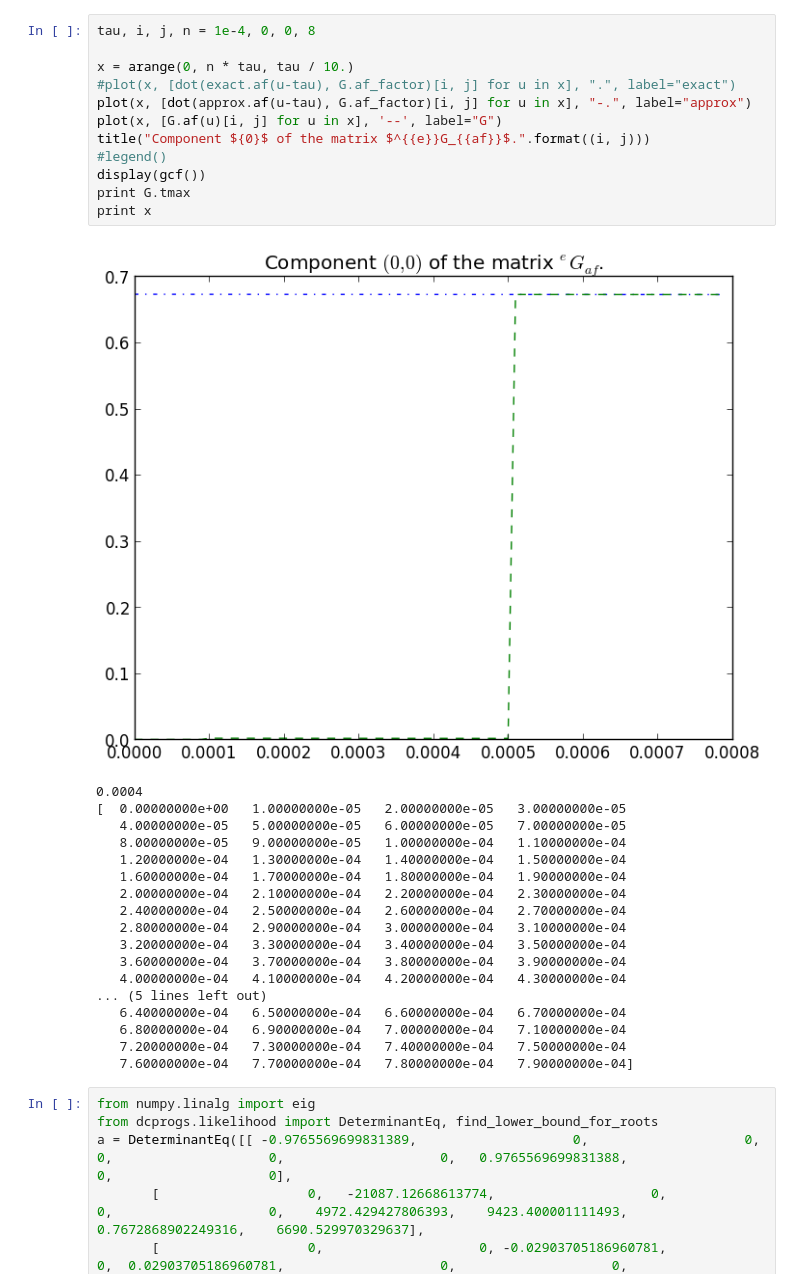
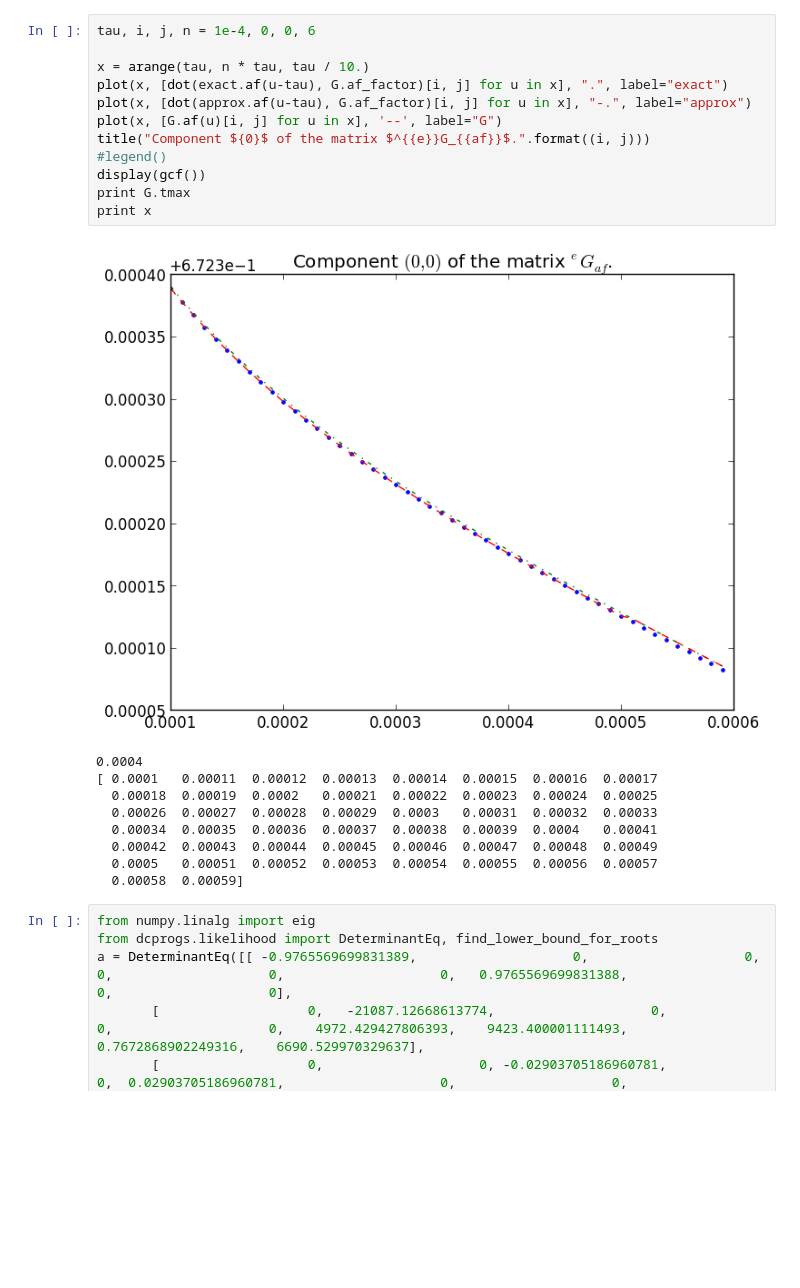
Before and after one commit to DCPROGS/HJCFIT, a Jupyter notebook: exploration/MissedEvents.ipynb, the cells around one changed output. Saved outputs shown, nothing was run; the diff lists cells and outputs as text; blank space fills up the shorter version.

```diff
--- a/exploration/MissedEvents.ipynb
+++ b/exploration/MissedEvents.ipynb
@@ -66,34 +71,25 @@ display(gcf())
 # %%
-tau, i, j, n = 1e-4, 0, 0, 8
+tau, i, j, n = 1e-4, 0, 0, 6
 
-x = arange(0, n * tau, tau / 10.)
-#plot(x, [dot(exact.af(u-tau), G.af_factor)[i, j] for u in x], ".", label="exact")
+x = arange(tau, n * tau, tau / 10.)
+plot(x, [dot(exact.af(u-tau), G.af_factor)[i, j] for u in x], ".", label="exact")
 plot(x, [dot(approx.af(u-tau), G.af_factor)[i, j] for u in x], "-.", label="approx")
 plot(x, [G.af(u)[i, j] for u in x], '--', label="G")
 title("Component ${0}$ of the matrix $^{{e}}G_{{af}}$.".format((i, j)))
 #legend()
 display(gcf())
 print G.tmax
 print x
 # %% [output]
-[figure, old version]
+[figure, new version]
 0.0004
-[  0.00000000e+00   1.00000000e-05   2.00000000e-05   3.00000000e-05
-   4.00000000e-05   5.00000000e-05   6.00000000e-05   7.00000000e-05
-   8.00000000e-05   9.00000000e-05   1.00000000e-04   1.10000000e-04
-   1.20000000e-04   1.30000000e-04   1.40000000e-04   1.50000000e-04
-   1.60000000e-04   1.70000000e-04   1.80000000e-04   1.90000000e-04
-   2.00000000e-04   2.10000000e-04   2.20000000e-04   2.30000000e-04
-   2.40000000e-04   2.50000000e-04   2.60000000e-04   2.70000000e-04
-   2.80000000e-04   2.90000000e-04   3.00000000e-04   3.10000000e-04
-   3.20000000e-04   3.30000000e-04   3.40000000e-04   3.50000000e-04
-   3.60000000e-04   3.70000000e-04   3.80000000e-04   3.90000000e-04
-   4.00000000e-04   4.10000000e-04   4.20000000e-04   4.30000000e-04
-... (5 lines left out)
-   6.40000000e-04   6.50000000e-04   6.60000000e-04   6.70000000e-04
-   6.80000000e-04   6.90000000e-04   7.00000000e-04   7.10000000e-04
-   7.20000000e-04   7.30000000e-04   7.40000000e-04   7.50000000e-04
-   7.60000000e-04   7.70000000e-04   7.80000000e-04   7.90000000e-04]
+[ 0.0001   0.00011  0.00012  0.00013  0.00014  0.00015  0.00016  0.00017
+  0.00018  0.00019  0.0002   0.00021  0.00022  0.00023  0.00024  0.00025
+  0.00026  0.00027  0.00028  0.00029  0.0003   0.00031  0.00032  0.00033
+  0.00034  0.00035  0.00036  0.00037  0.00038  0.00039  0.0004   0.00041
+  0.00042  0.00043  0.00044  0.00045  0.00046  0.00047  0.00048  0.00049
+  0.0005   0.00051  0.00052  0.00053  0.00054  0.00055  0.00056  0.00057
+  0.00058  0.00059]
 # %%
 from numpy.linalg import eig
 from dcprogs.likelihood import DeterminantEq, find_lower_bound_for_roots
```
Also changed, not shown: parts of 4 cells of this notebook, 22 other files.
